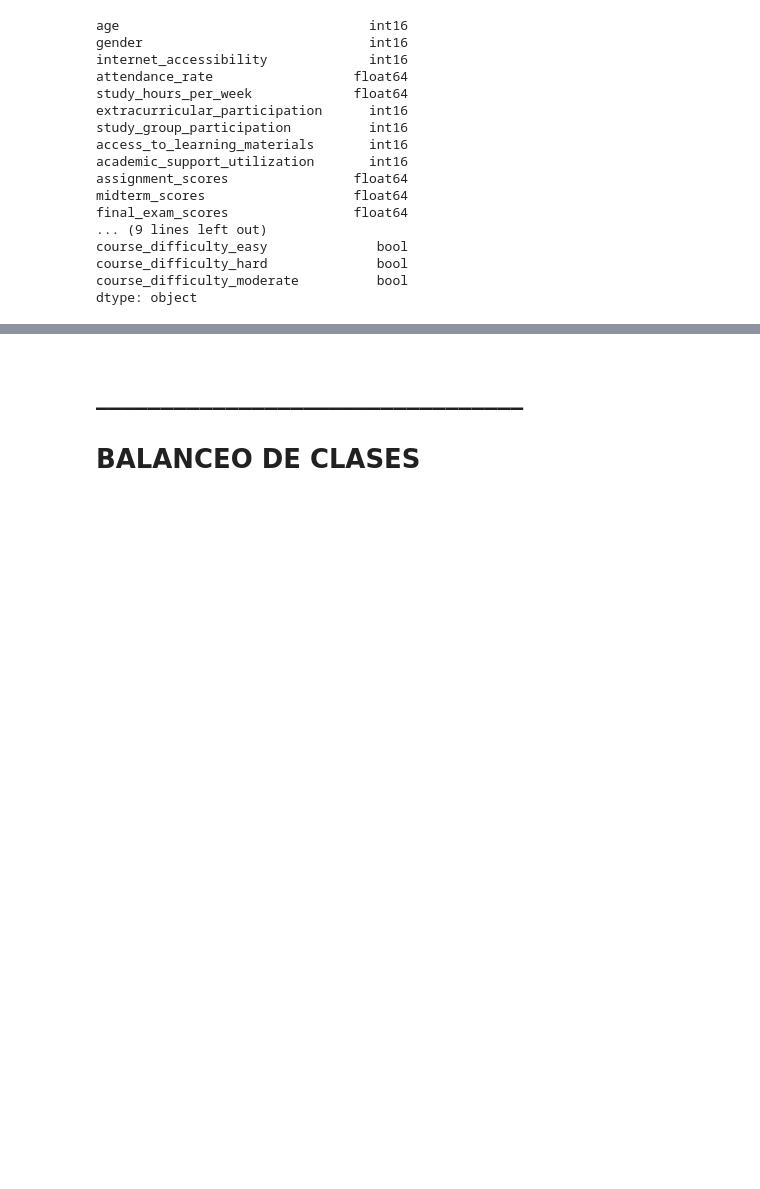
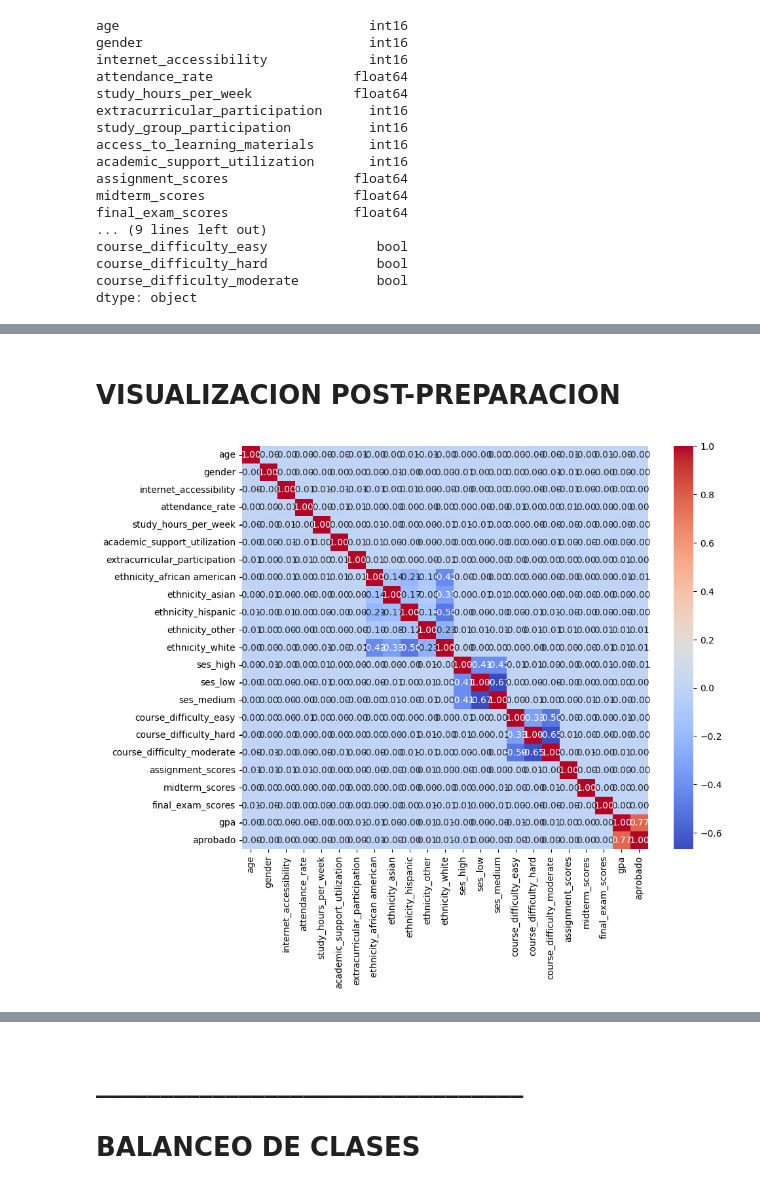
Before and after one commit to enialahcene/proyecto-ml, a Jupyter notebook: Documento limpieza de tablas.ipynb, the cells around one changed output, grey strips where cells are left out. Cells and saved outputs as stored; diff of their text form; code cells hidden in the pictures; blank space fills up the shorter version.

```diff
--- a/Documento limpieza de tablas.ipynb
+++ b/Documento limpieza de tablas.ipynb
@@ -204,0 +183,4 @@ dtype: int64
+# %%
+# Cambiar el tipo de dato de las columnas float64 a float16
+float_columns = tabla1.select_dtypes(include='float64').columns
+tabla1[float_columns] = tabla1[float_columns].astype('float16')
@@ -204,0 +207,6 @@ dtype: int64
+# %%
+# Transformar las columnas bool en columnas int16
+tabla1 = tabla1.astype({col: 'int16' for col in tabla1.select_dtypes(include='bool').columns})
+
+# Verificar los cambios
+print(tabla1.dtypes)
@@ -260,3 +286,21 @@ tabla1.head()
 | 2 | 22 | 1 | 0 | 0 | 12 | 0 | ... |
 | 3 | 20 | 0 | 0 | 0 | 19 | 0 | ... |
 | 4 | 25 | 1 | 1 | 1 | 14 | 0 | ... |
+# %% [markdown]
+# VISUALIZACION POST-PREPARACION
+# %%
+
+# Suponiendo que ya tienes un DataFrame llamado tabla2
+# tabla2 = pd.read_csv('ruta/a/tu/archivo.csv')  # Si necesitas cargar los datos desde un archivo
+# Seleccionar solo las columnas numéricas
+tabla1_numerica = tabla1.select_dtypes(include=['number'])
+# Obtener la matriz de correlación
+matriz_correlacion = tabla1_numerica.corr()
+# Configurar el tamaño del gráfico
+plt.figure(figsize=(10, 8))
+# Dibujar el mapa de calor
+sns.heatmap(matriz_correlacion, annot=True, cmap='coolwarm', fmt='.2f')
+# Mostrar el gráfico
+plt.show()
+# %% [output]
+[figure, added]
```
Also changed, not shown: parts of 190 cells of this notebook, 1 other file.
